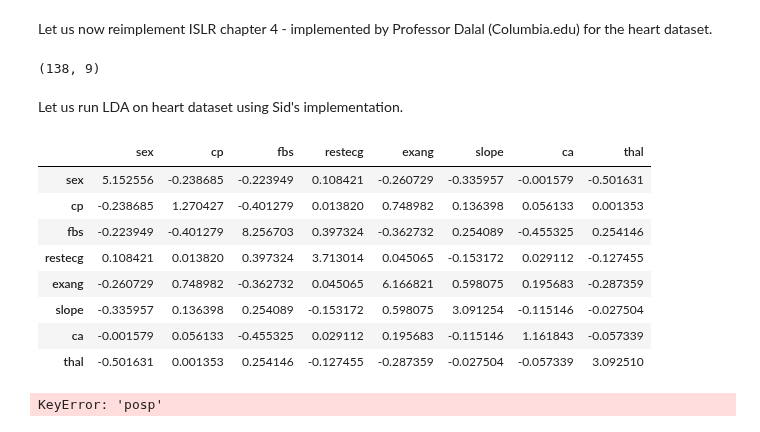
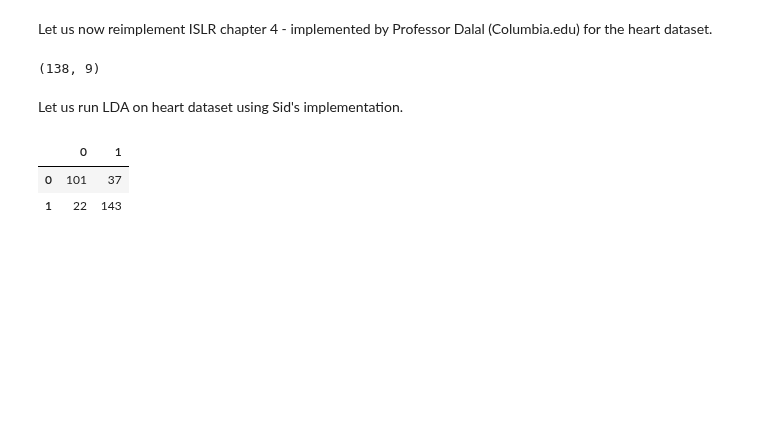
Before and after one commit to mikeasilva/CUNY-SPS, a Jupyter notebook: DATA622/M04-lda-heart.ipynb, the cells around one changed output. Cells and saved outputs as stored; diff of their text form; code cells hidden in the pictures; blank space fills up the shorter version.

```diff
--- a/DATA622/M04-lda-heart.ipynb
+++ b/DATA622/M04-lda-heart.ipynb
@@ -154,35 +154,25 @@ def my_lda(pi_vec, mu, Sigma, x):
     x_dims = x.shape
     n = x_dims[0]
     Sigma_inv = pd.DataFrame(np.linalg.pinv(Sigma.values), Sigma.columns, Sigma.index) #Find inverse of Sigma
-    out_pod = np.zeros(n) #all items initiated to be negative
+    out_prod = np.zeros(n) #all items initiated to be negative
     # equation 4.19 from ISLR Sixth Printing Page 157
-    #discrim.pos <- apply(x,1,function(y) y %*% Sigma.inv %*% mu[,1] - 0.5*t(mu[,1]) %*% Sigma.inv %*% mu[,1] + log(pi.vec[1])) # target == 0
-    #discrim.neg <- apply(x,1,function(y) y %*% Sigma.inv %*% mu[,2] - 0.5*t(mu[,2]) %*% Sigma.inv %*% mu[,2] + log(pi.vec[2]))# target == 1
-    #out.prod[discrim.neg >= discrim.pos] <- 1
-    #out.prod.df<-data.frame(posp=discrim.pos,negp=discrim.neg,prod=out.prod)
-    #return(out.prod.df)
-    return(Sigma_inv)
+    discrim_pos = x.apply(lambda y : y.dot(Sigma_inv).dot(mu["mu_pos"]) - 0.5 * mu["mu_pos"].transpose().dot(Sigma_inv).dot(mu["mu_pos"]) + np.log(pi_vec[0]), axis = 1) # target == 0
+    discrim_neg = x.apply(lambda y : y.dot(Sigma_inv).dot(mu["mu_neg"]) - 0.5 * mu["mu_neg"].transpose().dot(Sigma_inv).dot(mu["mu_neg"]) + np.log(pi_vec[1]), axis = 1) # target == 1
+    out_prod[discrim_neg >= discrim_pos] = 1
+    out_prod = pd.Series(out_prod)
+    out_prod_df = pd.concat([discrim_pos, discrim_neg, out_prod], axis=1).rename(columns={0:"posp",1:"negp", 2:"prod"})
+    return(out_prod_df)
 # %% [markdown]
 Let us run LDA on heart dataset using Sid's implementation.
-# %%
-heart_default_all = my_lda(pi_vec, mu, sigma_all, X.drop("target", axis=1))
-heart_default_all
-# %% [output]
-|  | sex | cp | fbs | restecg | exang | slope | ca | thal |
-| sex | 5.152556 | -0.238685 | -0.223949 | 0.108421 | -0.260729 | -0.335957 | -0.001579 | -0.501631 |
-| cp | -0.238685 | 1.270427 | -0.401279 | 0.013820 | 0.748982 | 0.136398 | 0.056133 | 0.001353 |
-| fbs | -0.223949 | -0.401279 | 8.256703 | 0.397324 | -0.362732 | 0.254089 | -0.455325 | 0.254146 |
-| restecg | 0.108421 | 0.013820 | 0.397324 | 3.713014 | 0.045065 | -0.153172 | 0.029112 | -0.127455 |
-| exang | -0.260729 | 0.748982 | -0.362732 | 0.045065 | 6.166821 | 0.598075 | 0.195683 | -0.287359 |
-| slope | -0.335957 | 0.136398 | 0.254089 | -0.153172 | 0.598075 | 3.091254 | -0.115146 | -0.027504 |
-| ca | -0.001579 | 0.056133 | -0.455325 | 0.029112 | 0.195683 | -0.115146 | 1.161843 | -0.057339 |
-| thal | -0.501631 | 0.001353 | 0.254146 | -0.127455 | -0.287359 | -0.027504 | -0.057339 | 3.092510 |
 # %%
+heart_default_all = my_lda(pi_vec, mu, sigma_all, X.drop("target", axis=1))
 hda = heart_default_all.copy()
-#hda["posprob"] = hda["posp"] / (hda["posp"] + hda["negp"])
-#hda["negprob"] = hda["negsp"] / (hda["posp"] + hda["negp"])
+hda["posprob"] = hda["posp"] / (hda["posp"] + hda["negp"])
+hda["negprob"] = hda["negp"] / (hda["posp"] + hda["negp"])
 #produce confusion matrices
-#cfmx = pd.DataFrame(confusion_matrix(heart_default_all["target"], heart_default_all["prod"]))
-#cfmx
+cfmx = pd.DataFrame(confusion_matrix(X["target"], heart_default_all["prod"]))
+cfmx
 # %% [output]
-KeyError: 'posp'
+|  | 0 | 1 |
+| 0 | 101 | 37 |
+| 1 | 22 | 143 |
```
